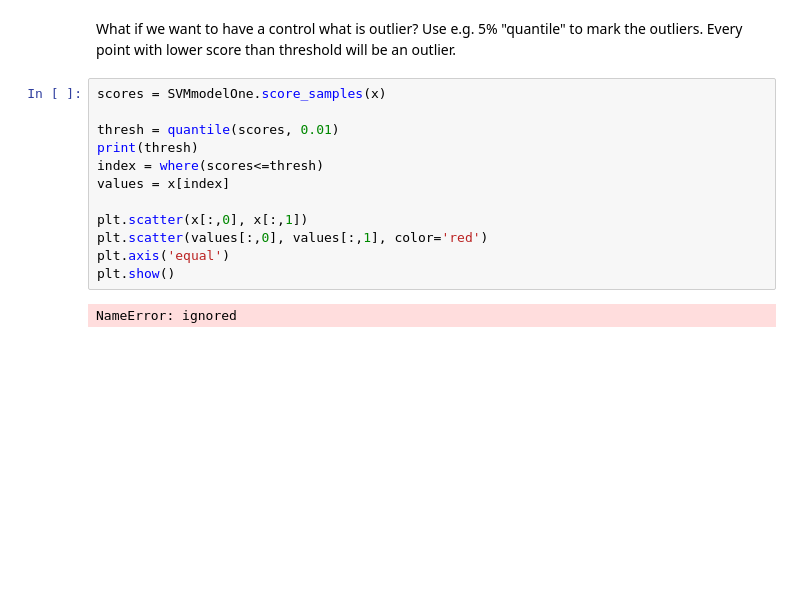
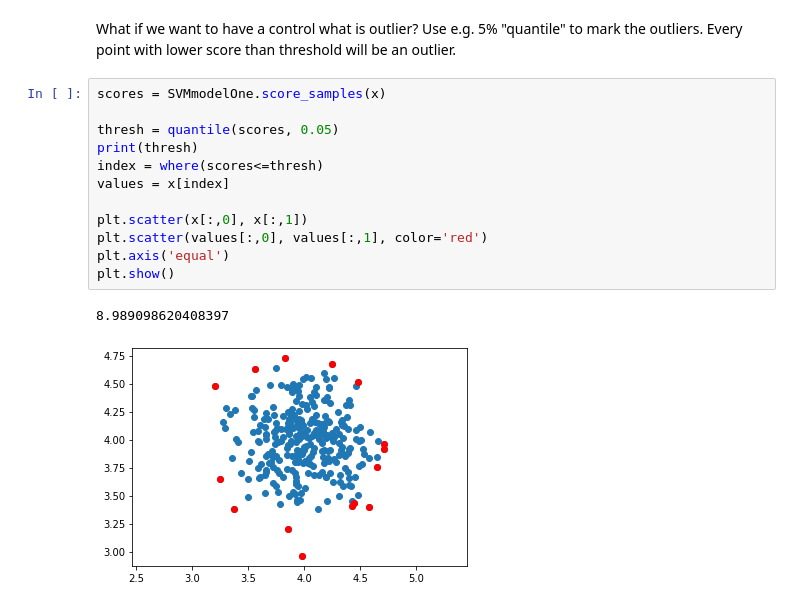
Before and after one commit to TomasKricka/MPA-MLF, a Jupyter notebook: cv3/MPA_MLF_SVM_2students_comments.ipynb, the cells around one changed output. Saved outputs shown, nothing was run; the diff lists cells and outputs as text; blank space fills up the shorter version.

```diff
--- a/cv3/MPA_MLF_SVM_2students_comments.ipynb
+++ b/cv3/MPA_MLF_SVM_2students_comments.ipynb
@@ -174,14 +185,15 @@ What if we want to have a control what is outlier? Use e.g. 5% "quantile" to mar
 # %%
 scores = SVMmodelOne.score_samples(x)
 
-thresh = quantile(scores, 0.01)
+thresh = quantile(scores, 0.05)
 print(thresh)
 index = where(scores<=thresh)
 values = x[index]
 
 plt.scatter(x[:,0], x[:,1])
 plt.scatter(values[:,0], values[:,1], color='red')
 plt.axis('equal')
 plt.show()
 # %% [output]
-NameError: ignored
+8.989098620408397
+[figure, added]
```
Also changed, not shown: parts of 4 cells of this notebook.
